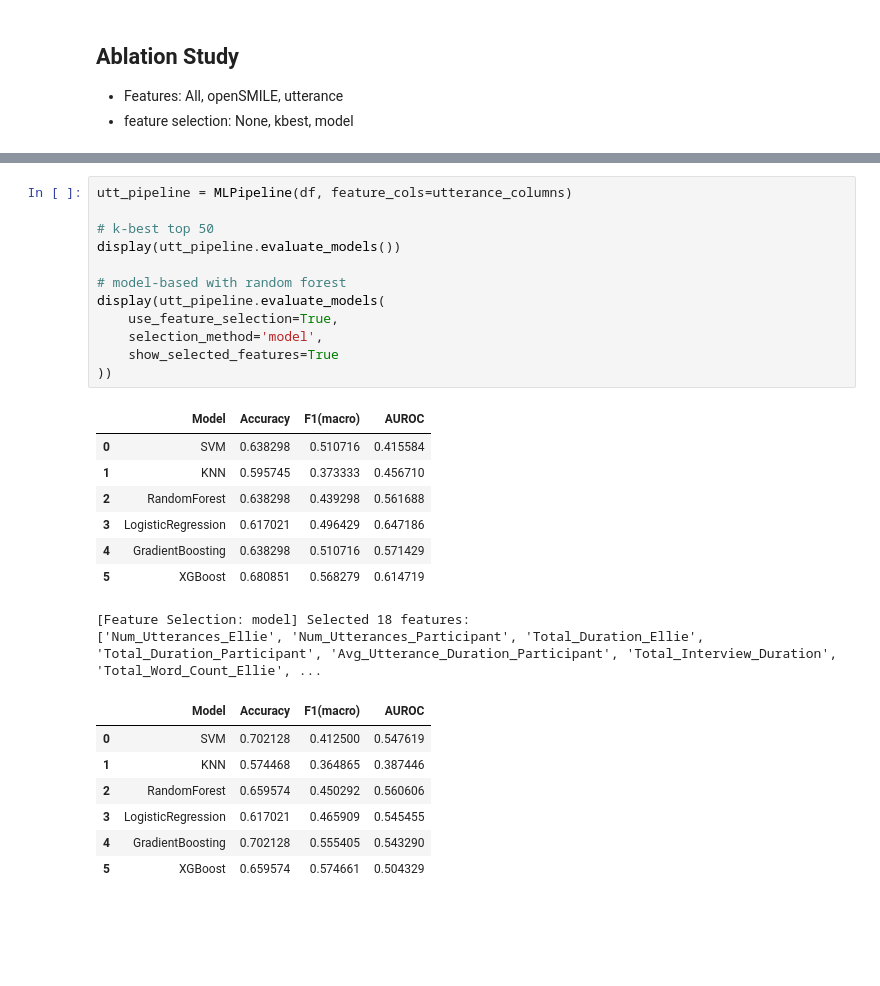
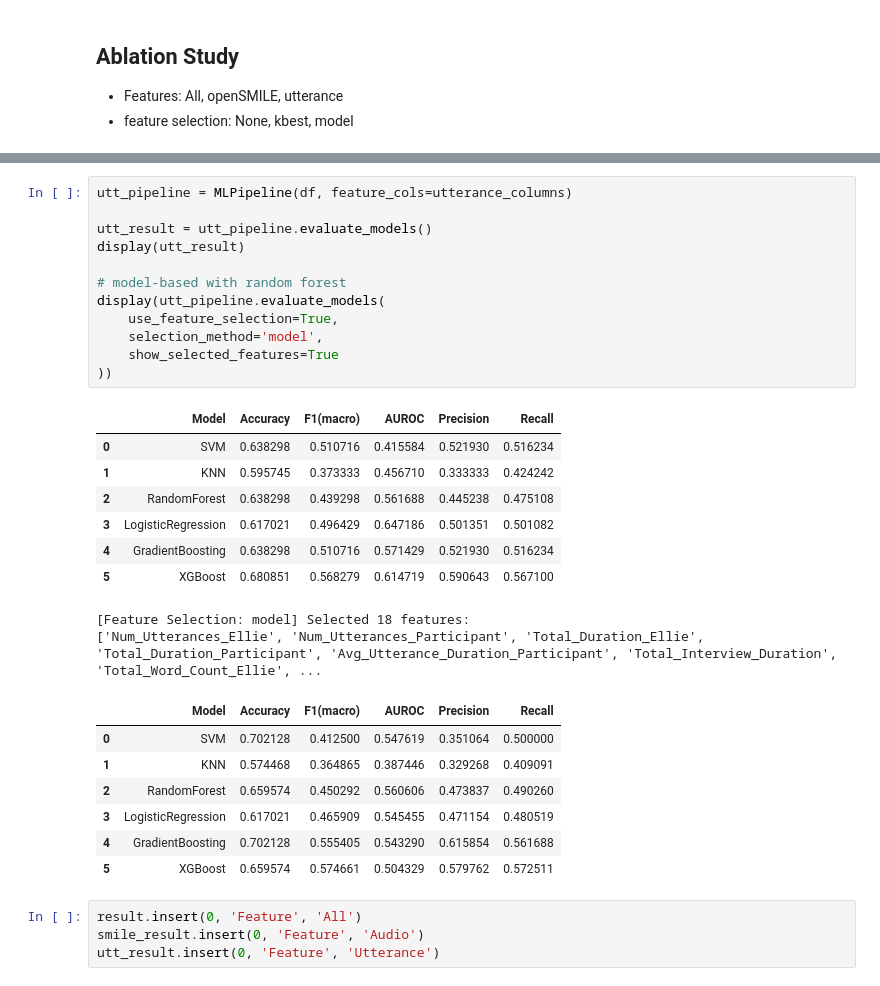
Before and after one commit to gn0219/daic-woz, a Jupyter notebook: 2. evaluate_basic_models.ipynb, the cells around one changed output, grey strips where cells are left out. Saved outputs shown, nothing was run; the diff lists cells and outputs as text; blank space fills up the shorter version.

```diff
--- a/2. evaluate_basic_models.ipynb
+++ b/2. evaluate_basic_models.ipynb
@@ -155,29 +186,33 @@ display(smile_pipeline.evaluate_models(
 # %%
 utt_pipeline = MLPipeline(df, feature_cols=utterance_columns)
 
-# k-best top 50
-display(utt_pipeline.evaluate_models())
+utt_result = utt_pipeline.evaluate_models()
+display(utt_result)
 
 # model-based with random forest
 display(utt_pipeline.evaluate_models(
     use_feature_selection=True,
     selection_method='model',
     show_selected_features=True
 ))
 # %% [output]
-|  | Model | Accuracy | F1(macro) | AUROC |
-| 0 | SVM | 0.638298 | 0.510716 | 0.415584 |
-| 1 | KNN | 0.595745 | 0.373333 | 0.456710 |
-| 2 | RandomForest | 0.638298 | 0.439298 | 0.561688 |
-| 3 | LogisticRegression | 0.617021 | 0.496429 | 0.647186 |
-| 4 | GradientBoosting | 0.638298 | 0.510716 | 0.571429 |
-| 5 | XGBoost | 0.680851 | 0.568279 | 0.614719 |
+|  | Model | Accuracy | F1(macro) | AUROC | Precision | Recall |
+| 0 | SVM | 0.638298 | 0.510716 | 0.415584 | 0.521930 | 0.516234 |
+| 1 | KNN | 0.595745 | 0.373333 | 0.456710 | 0.333333 | 0.424242 |
+| 2 | RandomForest | 0.638298 | 0.439298 | 0.561688 | 0.445238 | 0.475108 |
+| 3 | LogisticRegression | 0.617021 | 0.496429 | 0.647186 | 0.501351 | 0.501082 |
+| 4 | GradientBoosting | 0.638298 | 0.510716 | 0.571429 | 0.521930 | 0.516234 |
+| 5 | XGBoost | 0.680851 | 0.568279 | 0.614719 | 0.590643 | 0.567100 |
 [Feature Selection: model] Selected 18 features:
 ['Num_Utterances_Ellie', 'Num_Utterances_Participant', 'Total_Duration_Ellie', 'Total_Duration_Participant', 'Avg_Utterance_Duration_Participant', 'Total_Interview_Duration', 'Total_Word_Count_Ellie', ...
-|  | Model | Accuracy | F1(macro) | AUROC |
-| 0 | SVM | 0.702128 | 0.412500 | 0.547619 |
-| 1 | KNN | 0.574468 | 0.364865 | 0.387446 |
-| 2 | RandomForest | 0.659574 | 0.450292 | 0.560606 |
-| 3 | LogisticRegression | 0.617021 | 0.465909 | 0.545455 |
-| 4 | GradientBoosting | 0.702128 | 0.555405 | 0.543290 |
-| 5 | XGBoost | 0.659574 | 0.574661 | 0.504329 |
+|  | Model | Accuracy | F1(macro) | AUROC | Precision | Recall |
+| 0 | SVM | 0.702128 | 0.412500 | 0.547619 | 0.351064 | 0.500000 |
+| 1 | KNN | 0.574468 | 0.364865 | 0.387446 | 0.329268 | 0.409091 |
+| 2 | RandomForest | 0.659574 | 0.450292 | 0.560606 | 0.473837 | 0.490260 |
+| 3 | LogisticRegression | 0.617021 | 0.465909 | 0.545455 | 0.471154 | 0.480519 |
+| 4 | GradientBoosting | 0.702128 | 0.555405 | 0.543290 | 0.615854 | 0.561688 |
+| 5 | XGBoost | 0.659574 | 0.574661 | 0.504329 | 0.579762 | 0.572511 |
+# %%
+result.insert(0, 'Feature', 'All')
+smile_result.insert(0, 'Feature', 'Audio')
+utt_result.insert(0, 'Feature', 'Utterance')
```
Also changed, not shown: parts of 14 cells of this notebook, 9 other files.
